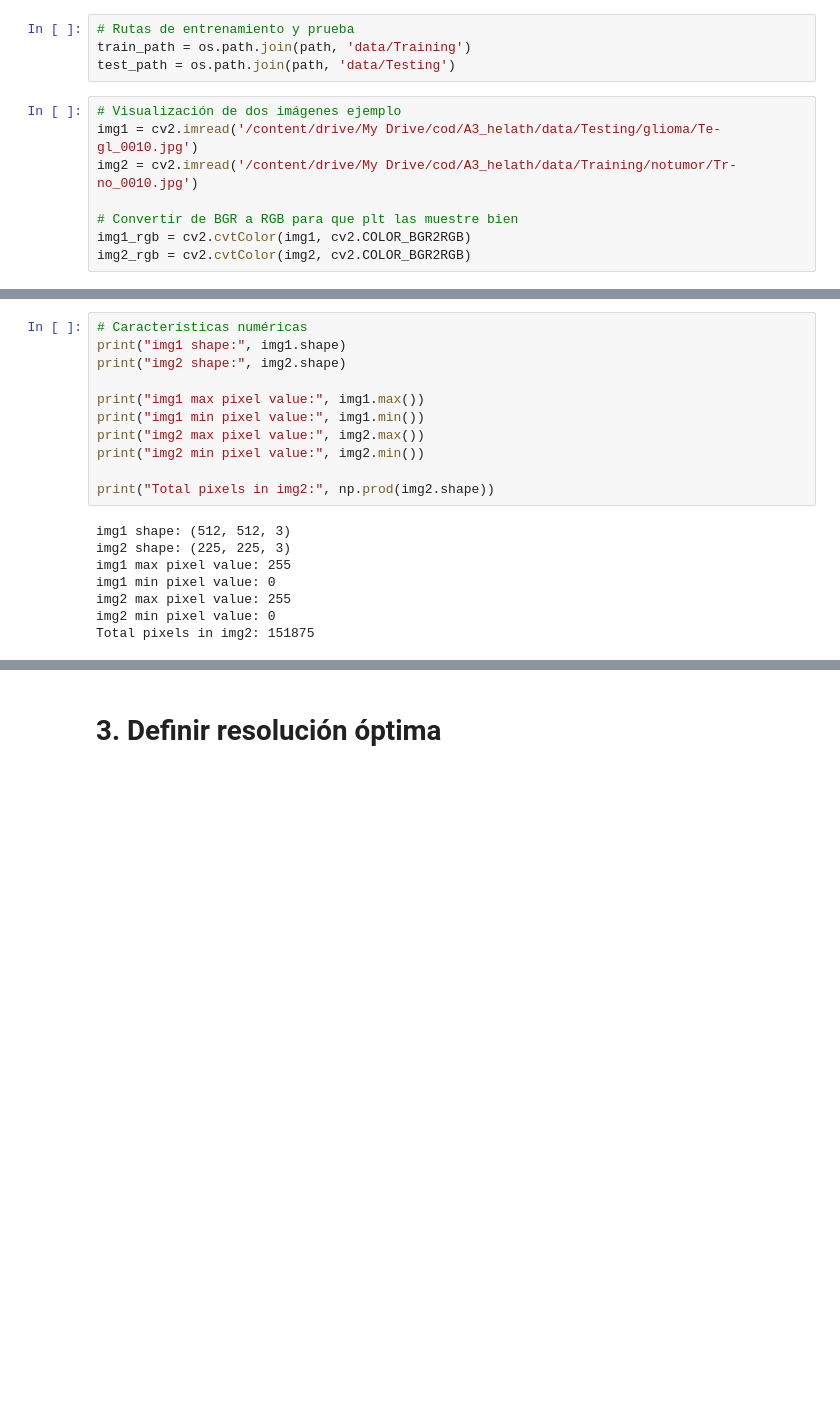
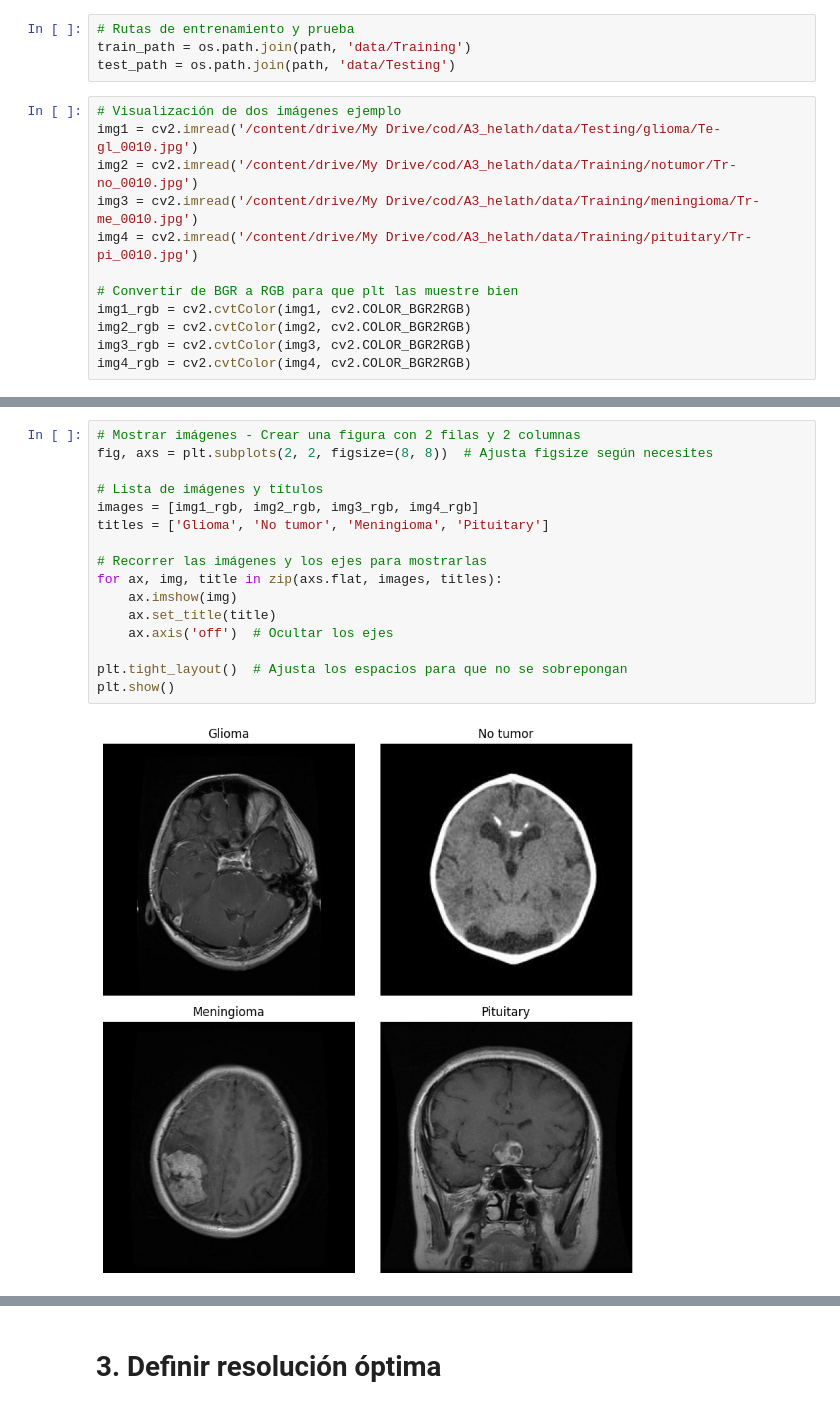
Before and after one commit to niconinov/A3_helath, a Jupyter notebook: a_preprocesamiento.ipynb, the cells around one changed output, grey strips where cells are left out. Cells and saved outputs as stored; diff of their text form; blank space fills up the shorter version.

```diff
--- a/a_preprocesamiento.ipynb
+++ b/a_preprocesamiento.ipynb
@@ -43,7 +43,11 @@ test_path = os.path.join(path, 'data/Testing')
 # Visualización de dos imágenes ejemplo
 img1 = cv2.imread('/content/drive/My Drive/cod/A3_helath/data/Testing/glioma/Te-gl_0010.jpg')
 img2 = cv2.imread('/content/drive/My Drive/cod/A3_helath/data/Training/notumor/Tr-no_0010.jpg')
+img3 = cv2.imread('/content/drive/My Drive/cod/A3_helath/data/Training/meningioma/Tr-me_0010.jpg')
+img4 = cv2.imread('/content/drive/My Drive/cod/A3_helath/data/Training/pituitary/Tr-pi_0010.jpg')
 
 # Convertir de BGR a RGB para que plt las muestre bien
 img1_rgb = cv2.cvtColor(img1, cv2.COLOR_BGR2RGB)
 img2_rgb = cv2.cvtColor(img2, cv2.COLOR_BGR2RGB)
+img3_rgb = cv2.cvtColor(img3, cv2.COLOR_BGR2RGB)
+img4_rgb = cv2.cvtColor(img4, cv2.COLOR_BGR2RGB)
@@ -64,19 +54,18 @@ plt.show()
-# %%
-# Características numéricas
-print("img1 shape:", img1.shape)
-print("img2 shape:", img2.shape)
-
-print("img1 max pixel value:", img1.max())
-print("img1 min pixel value:", img1.min())
-print("img2 max pixel value:", img2.max())
-print("img2 min pixel value:", img2.min())
-
-print("Total pixels in img2:", np.prod(img2.shape))
-# %% [output]
-img1 shape: (512, 512, 3)
-img2 shape: (225, 225, 3)
-img1 max pixel value: 255
-img1 min pixel value: 0
-img2 max pixel value: 255
-img2 min pixel value: 0
-Total pixels in img2: 151875
+# %%
+# Mostrar imágenes - Crear una figura con 2 filas y 2 columnas
+fig, axs = plt.subplots(2, 2, figsize=(8, 8))  # Ajusta figsize según necesites
+
+# Lista de imágenes y títulos
+images = [img1_rgb, img2_rgb, img3_rgb, img4_rgb]
+titles = ['Glioma', 'No tumor', 'Meningioma', 'Pituitary']
+
+# Recorrer las imágenes y los ejes para mostrarlas
+for ax, img, title in zip(axs.flat, images, titles):
+    ax.imshow(img)
+    ax.set_title(title)
+    ax.axis('off')  # Ocultar los ejes
+
+plt.tight_layout()  # Ajusta los espacios para que no se sobrepongan
+plt.show()
+# %% [output]
+[figure, added]
```
Also changed, not shown: parts of 2 cells of this notebook, 1 other file.
